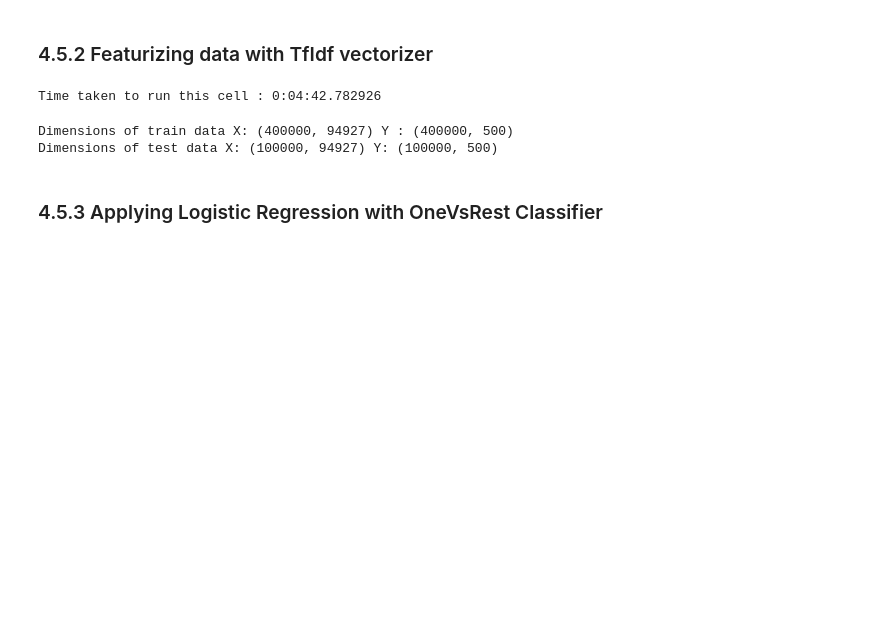
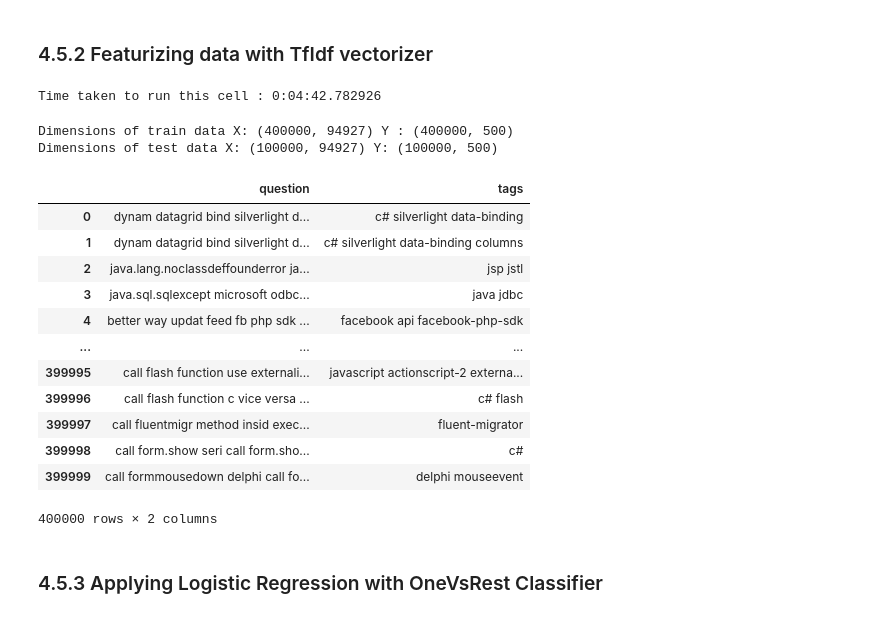
Before and after one commit to BHARATHSAMALA/bharathsamala.github.io, a Jupyter notebook: SO_Tag_Predictor.ipynb, the cells around one changed output. Cells and saved outputs as stored; diff of their text form; code cells hidden in the pictures; blank space fills up the shorter version.

```diff
--- a/SO_Tag_Predictor.ipynb
+++ b/SO_Tag_Predictor.ipynb
@@ -1322,6 +1322,22 @@ print("Dimensions of test data X:",x_test_multilabel.shape,"Y:",y_test.shape)
 # %% [output]
 Dimensions of train data X: (400000, 94927) Y : (400000, 500)
 Dimensions of test data X: (100000, 94927) Y: (100000, 500)
+# %%
+x_train
+# %% [output]
+|  | question | tags |
+| 0 | dynam datagrid bind silverlight d... | c# silverlight data-binding |
+| 1 | dynam datagrid bind silverlight d... | c# silverlight data-binding columns |
+| 2 | java.lang.noclassdeffounderror ja... | jsp jstl |
+| 3 | java.sql.sqlexcept microsoft odbc... | java jdbc |
+| 4 | better way updat feed fb php sdk ... | facebook api facebook-php-sdk |
+| ... | ... | ... |
+| 399995 | call flash function use externali... | javascript actionscript-2 externa... |
+| 399996 | call flash function c vice versa ... | c# flash |
+| 399997 | call fluentmigr method insid exec... | fluent-migrator |
+| 399998 | call form.show seri call form.sho... | c# |
+| 399999 | call formmousedown delphi call fo... | delphi mouseevent |
+400000 rows × 2 columns
 # %% [markdown]
 <h3> 4.5.3 Applying Logistic Regression with OneVsRest Classifier </h3>
 # %%
```
Also changed, not shown: parts of 2 cells of this notebook.
